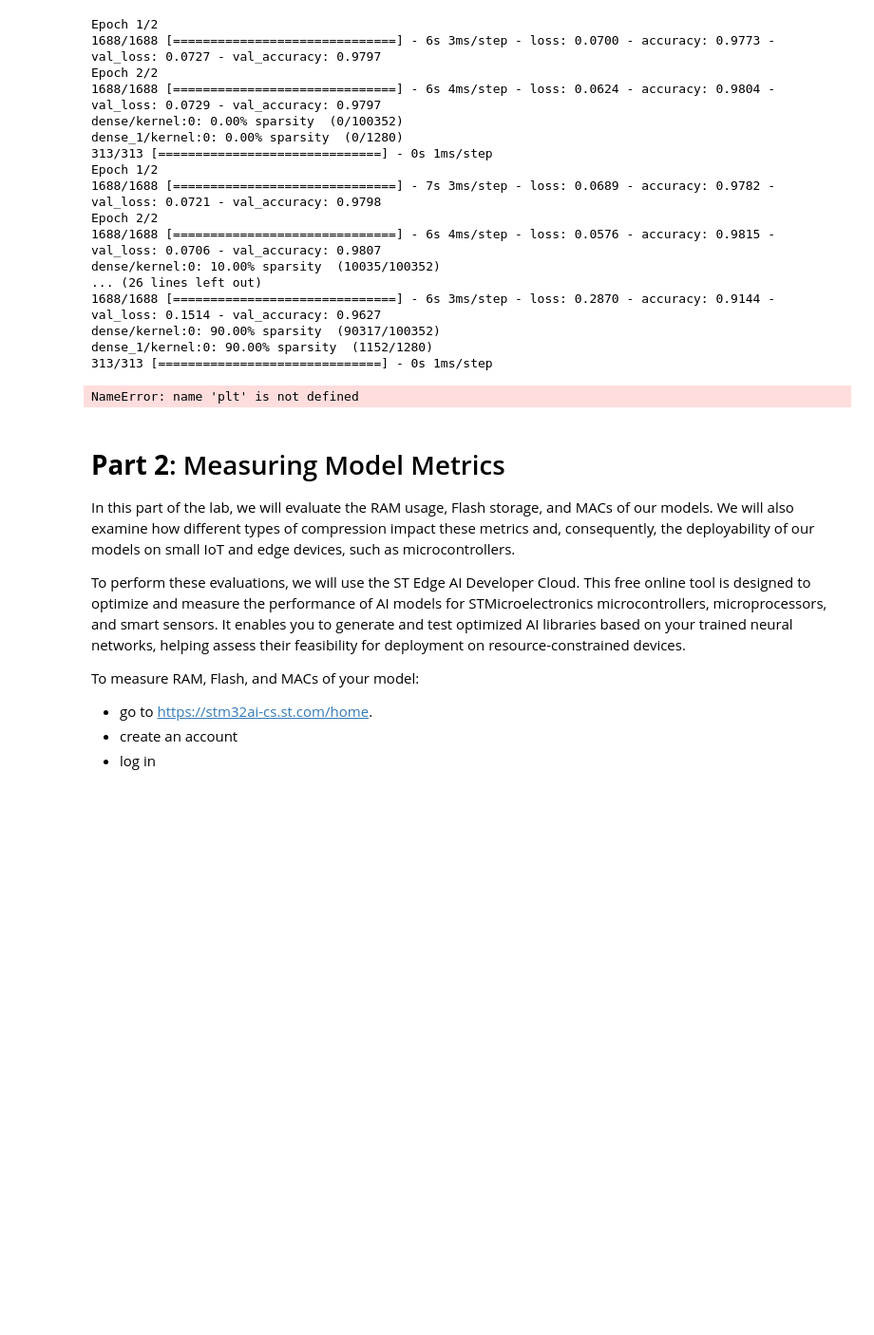
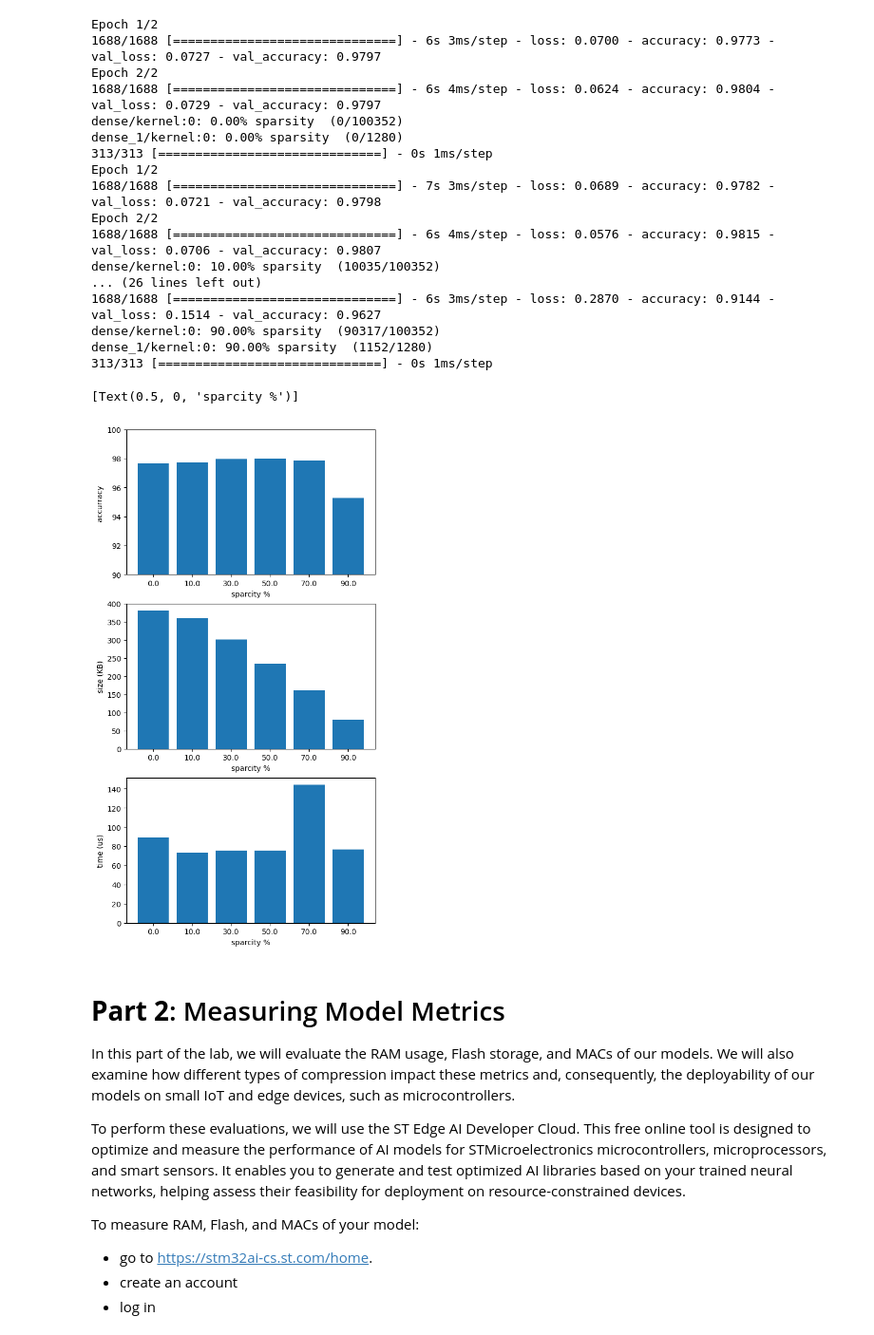
Before and after one commit to levisawatz/LAB3_ENDG511, a Jupyter notebook: ENDG511_LAB_3_2025.ipynb, the cells around one changed output. Shown: that part at 95% size. Cells and saved outputs as stored; diff of their text form; code cells hidden in the pictures; blank space fills up the shorter version.

```diff
--- a/ENDG511_LAB_3_2025.ipynb
+++ b/ENDG511_LAB_3_2025.ipynb
@@ -448,23 +448,24 @@ dense_1/kernel:0: 90.00% sparsity  (1152/1280)
 # %%
 fig,axs = plt.subplots(3, figsize=(6,12))
 # x = list(strnp.array(sparcity_list)*100
 x = np.array(sparcity_list)*100
-
-axs[0].plot(x,np.array(accuracy_list)*100)
+x= [str(i) for i in x]
+axs[0].bar(x,np.array(accuracy_list)*100)
 # axs[0].set_title("accuracy")
 axs[0].set(ylabel = "accurracy ")
 axs[0].set(xlabel = "sparcity %")
-axs[0].set_ylim(top =100)
+axs[0].set_ylim(top =100, bottom = 90)
 
-axs[1].plot(x,np.array(size_list)/1000)
+axs[1].bar(x,np.array(size_list)/1000)
 # axs[1].set_title("model_size")
 axs[1].set(ylabel = "size (KB)")
 axs[1].set(xlabel = "sparcity %")
 axs[1].set_ylim(bottom =0)
 
-axs[2].plot(x,np.array(execution_time_list)*1e6)
+axs[2].bar(x,np.array(execution_time_list)*1e6)
 # axs[2].set_title("inference time")
 axs[2].set(ylabel = "time (us)")
 axs[2].set(xlabel = "sparcity %")
 # %% [output]
-NameError: name 'plt' is not defined
+[Text(0.5, 0, 'sparcity %')]
+[figure, added]
```
Also changed, not shown: parts of 8 cells of this notebook.
